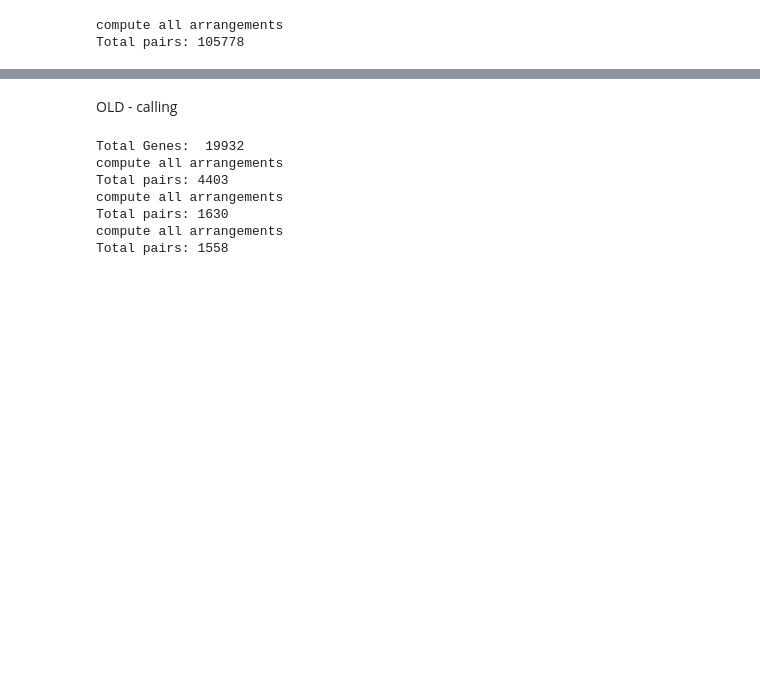
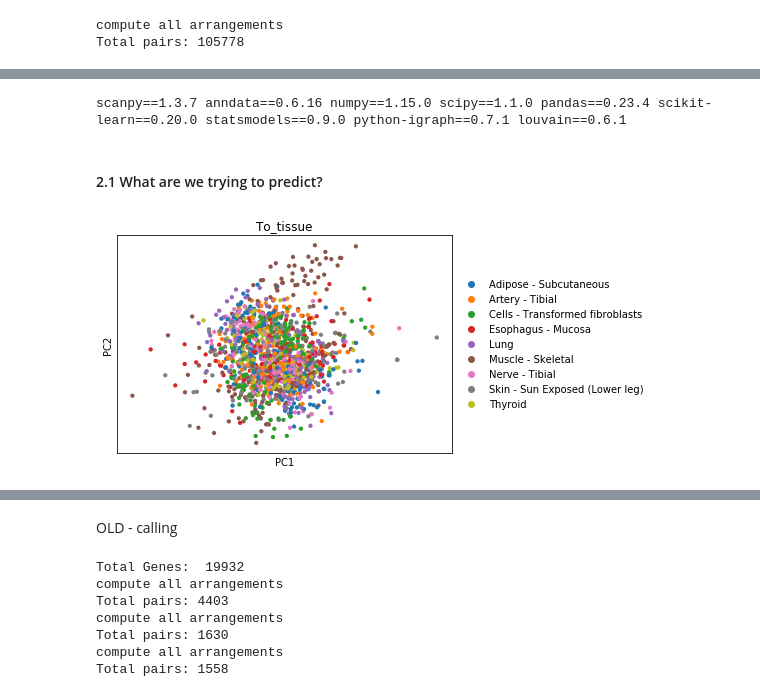
Before and after one commit to gagneurlab/rep, a Jupyter notebook: notebooks/preprocessing/5_crossmatrix_gtex.ipynb, the cells around one changed output, grey strips where cells are left out. Cells and saved outputs as stored; diff of their text form; code cells hidden in the pictures; blank space fills up the shorter version.

Commit message:
data analysis,i.e. tissue-tissue expression correlation,targets analysis, recheck trainings data, refactor code

```diff
--- a/notebooks/preprocessing/5_crossmatrix_gtex.ipynb
+++ b/notebooks/preprocessing/5_crossmatrix_gtex.ipynb
@@ -84,0 +89,17 @@ Total pairs: 105778
+# %%
+import scanpy.api as sc
+sc.logging.print_versions()
+# %% [output]
+scanpy==1.3.7 anndata==0.6.16 numpy==1.15.0 scipy==1.1.0 pandas==0.23.4 scikit-learn==0.20.0 statsmodels==0.9.0 python-igraph==0.7.1 louvain==0.6.1
+# %%
+top_tissues = ['Muscle - Skeletal','Skin - Sun Exposed (Lower leg)', 'Adipose - Subcutaneous','Lung', 'Artery - Tibial','Thyroid','Nerve - Tibial','Esophagus - Mucosa','Cells - Transformed fibroblasts']
+
+file = os.path.join(os.readlink(os.path.join("..","..","data")),"processed","gtex","input_data","X_inputs_pc_onlyblood.h5")
+inputs = p.RepAnnData.read_h5ad(file)
+
+file = os.path.join(os.readlink(os.path.join("..","..","data")),"processed","gtex","input_data","Y_targets_pc_onlyblood.h5")
+targets = p.RepAnnData.read_h5ad(file)
+
+# subset train data
+X_train_inputs = inputs[inputs.samples['Type'] == 'train']
+Y_train_targets = targets[targets.samples['Type'] == 'train']
@@ -84,0 +108,10 @@ Total pairs: 105778
+# %% [markdown]
+#### 2.1 What are we trying to predict?
+# %%
+# plot what we are trying to predict
+Y_train_targets_toptissue = sc.tl.pca(Y_train_targets[Y_train_targets.obs['To_tissue'].isin(top_tissues) ], copy=True)
+# %%
+# sc.pl.pca_scatter(Y_train_targets_toptissue, color='To_tissue',components=['1,2','2,3','3,4'])
+sc.pl.pca_scatter(Y_train_targets_toptissue, color='To_tissue',components=['1,2'])
+# %% [output]
+[figure, added]
```
Also changed, not shown: parts of 16 cells of this notebook, 36 other files.
